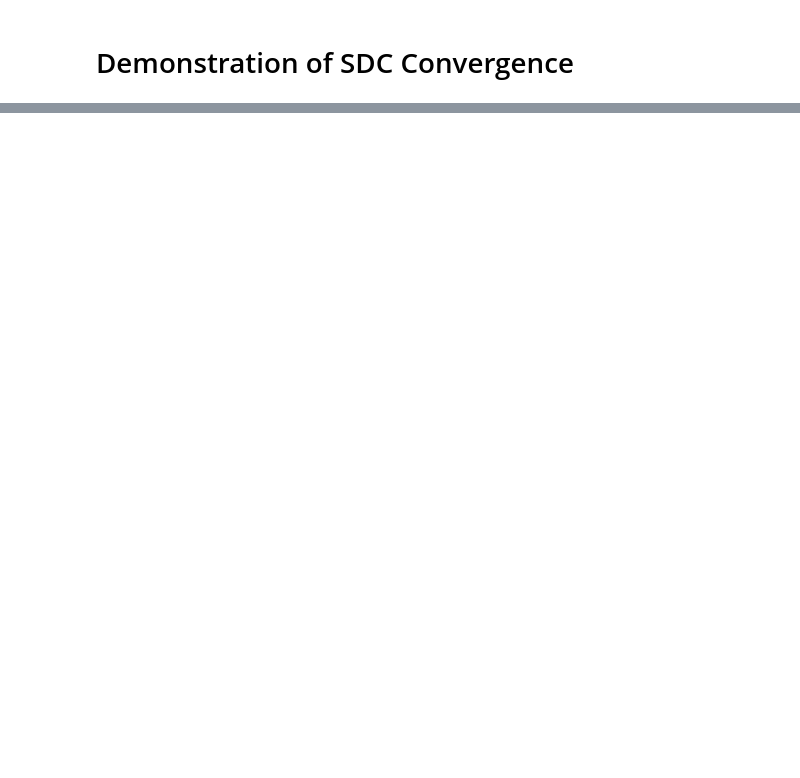
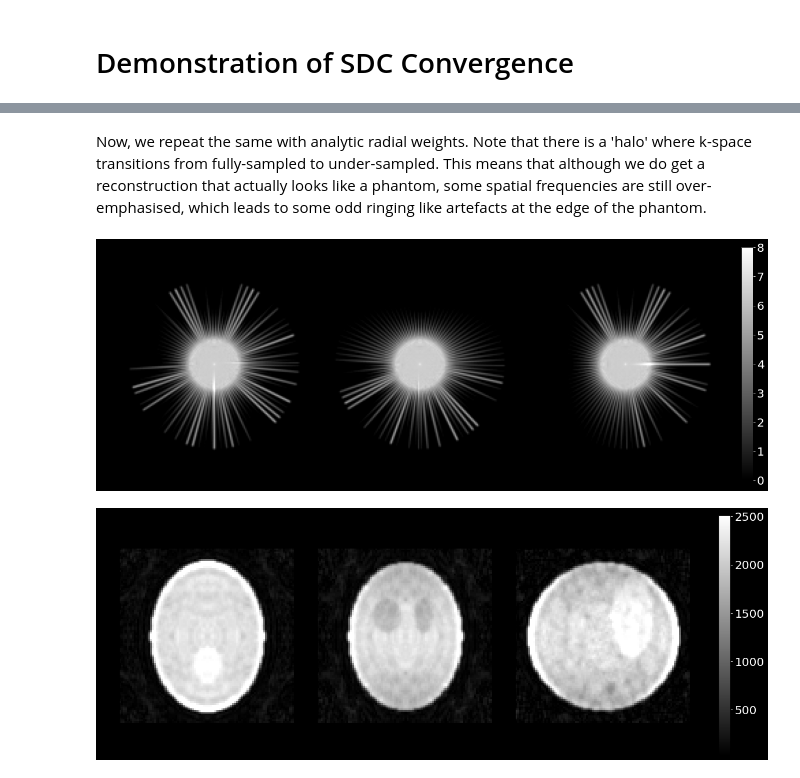
Before and after one commit to spinicist/old-riesling-examples, a Jupyter notebook: sdc.ipynb, the cells around one changed output, grey strips where cells are left out. Cells and saved outputs as stored; diff of their text form; code cells hidden in the pictures; blank space fills up the shorter version.

```diff
--- a/sdc.ipynb
+++ b/sdc.ipynb
@@ -77,0 +26,10 @@ plot_3plane('os13kbkb-recon.h5')
+# %% [markdown]
+Now, we repeat the same with analytic radial weights. Note that there is a 'halo' where k-space transitions from fully-sampled to under-sampled. This means that although we do get a reconstruction that actually looks like a phantom, some spatial frequencies are still over-emphasised, which leads to some odd ringing like artefacts at the edge of the phantom.
+# %%
+!riesling traj 'phantom.h5' --sdc=radial {recon_settings} -o radial
+display(rl.images.single('radial-traj.h5', dset='traj-image', vmin=0, vmax=8))
+!riesling recon 'phantom.h5' --sdc=radial {recon_settings} -o radial
+display(rl.images.single('radial-recon.h5', dset='image'))
+# %% [output]
+[figure, added]
+[figure, added]
```
Also changed, not shown: parts of 23 cells of this notebook.
